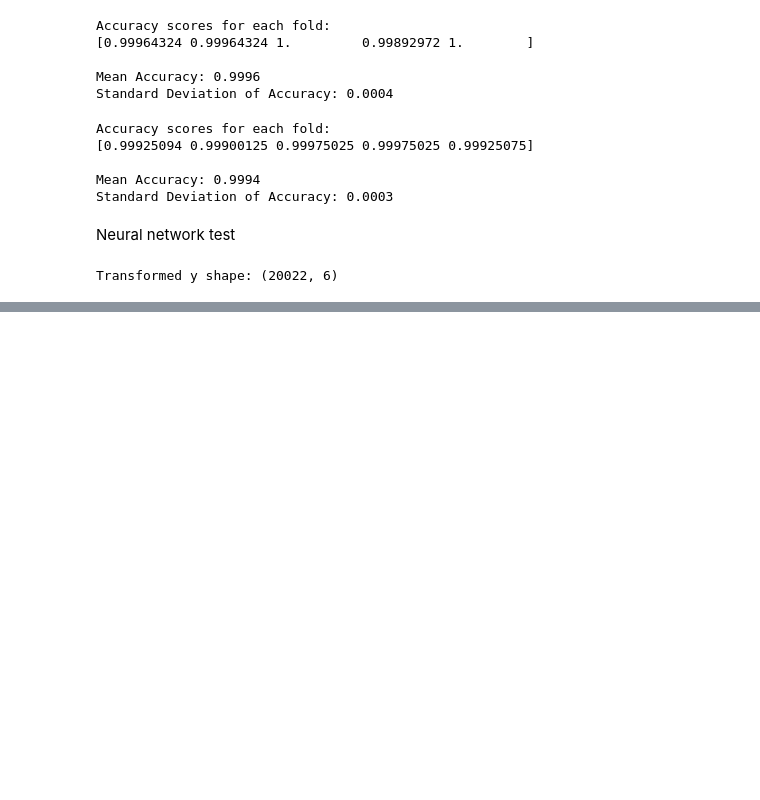
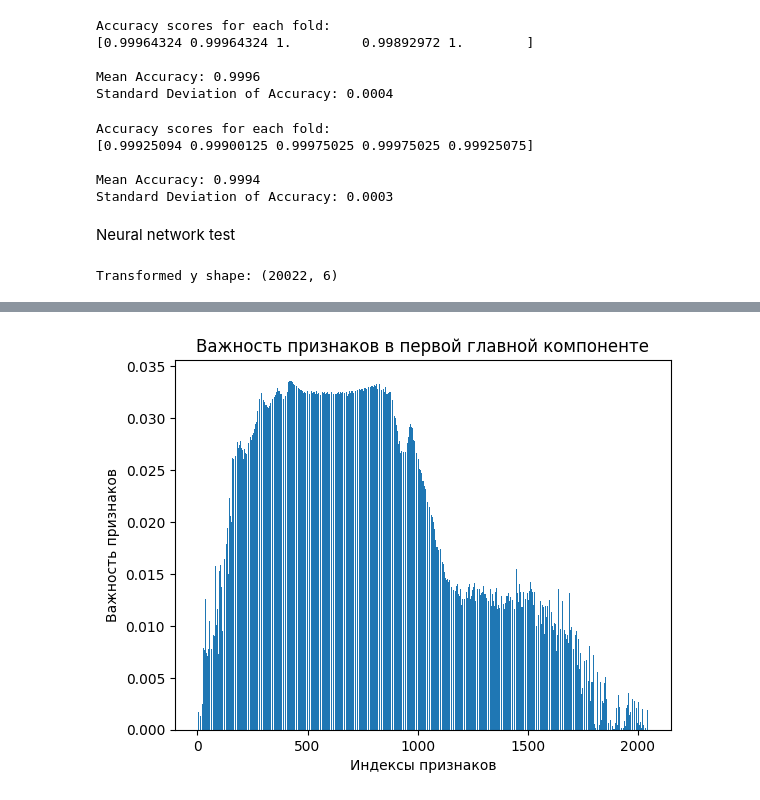
Before and after one commit to kirillbarinov/Spector-ML, a Jupyter notebook: diploma_mainn.ipynb, the cells around one changed output, grey strips where cells are left out. Cells and saved outputs as stored; diff of their text form; code cells hidden in the pictures; blank space fills up the shorter version.

```diff
--- a/diploma_mainn.ipynb
+++ b/diploma_mainn.ipynb
@@ -2269,0 +2270,16 @@ Epoch 30/30
+# %%
+from sklearn.decomposition import PCA
+
+pca = PCA(n_components=180)
+pca.fit(X_train_m)
+features_importance = pca.components_[0]
+total_importance = np.sum(pca.components_ ** 2 * pca.explained_variance_[:, np.newaxis], axis=0)
+import matplotlib.pyplot as plt
+
+plt.bar(range(len(features_importance)), np.abs(features_importance))
+plt.xlabel('Индексы признаков')
+plt.ylabel('Важность признаков')
+plt.title('Важность признаков в первой главной компоненте')
+plt.show()
+# %% [output]
+[figure, added]
```
Also changed, not shown: parts of 2 cells of this notebook.
